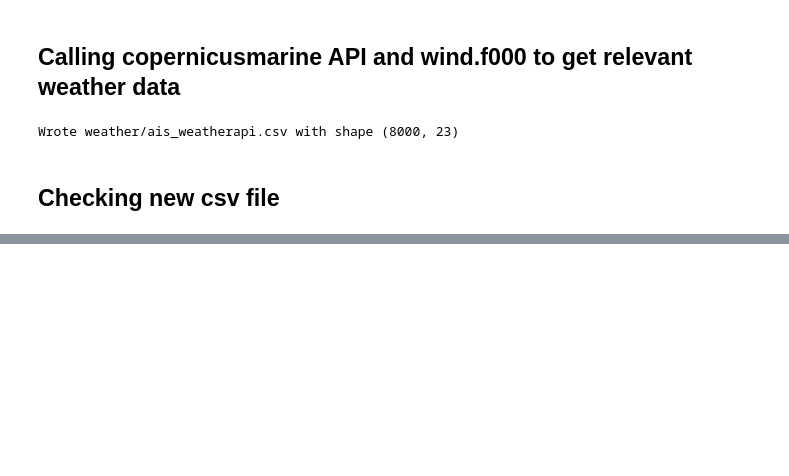
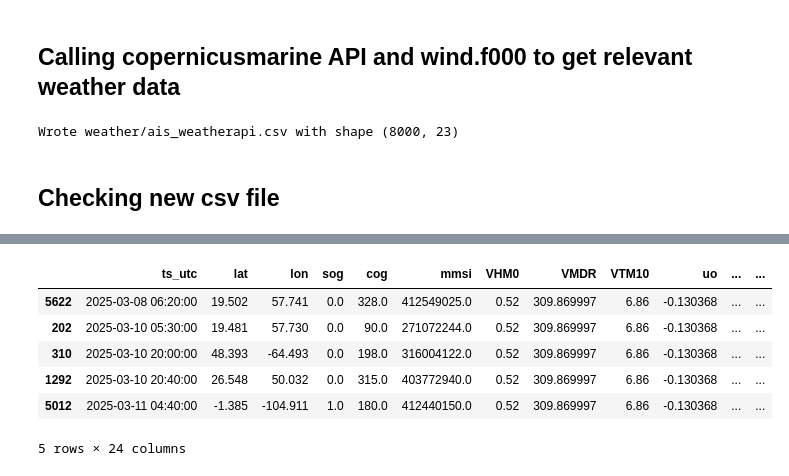
Before and after one commit to zuweii/datamining, a Jupyter notebook: weather.ipynb, the cells around one changed output, grey strips where cells are left out. Cells and saved outputs as stored; diff of their text form; code cells hidden in the pictures; blank space fills up the shorter version.

```diff
--- a/weather.ipynb
+++ b/weather.ipynb
@@ -312,0 +427,12 @@ df = df.sort_values(["ts_utc","lat","lon"]).drop_duplicates(subset=["ts_utc","la
+# %%
+#one-hot encoding
+df_clean_encoded = pd.get_dummies(df_clean, columns=["vessel_type", "sea_sector"], drop_first=True)
+df_clean_encoded.head()
+# %% [output]
+|  | ts_utc | lat | lon | sog | cog | mmsi | VHM0 | VMDR | VTM10 | uo | ... | ... |
+| 5622 | 2025-03-08 06:20:00 | 19.502 | 57.741 | 0.0 | 328.0 | 412549025.0 | 0.52 | 309.869997 | 6.86 | -0.130368 | ... | ... |
+| 202 | 2025-03-10 05:30:00 | 19.481 | 57.730 | 0.0 | 90.0 | 271072244.0 | 0.52 | 309.869997 | 6.86 | -0.130368 | ... | ... |
+| 310 | 2025-03-10 20:00:00 | 48.393 | -64.493 | 0.0 | 198.0 | 316004122.0 | 0.52 | 309.869997 | 6.86 | -0.130368 | ... | ... |
+| 1292 | 2025-03-10 20:40:00 | 26.548 | 50.032 | 0.0 | 315.0 | 403772940.0 | 0.52 | 309.869997 | 6.86 | -0.130368 | ... | ... |
+| 5012 | 2025-03-11 04:40:00 | -1.385 | -104.911 | 1.0 | 180.0 | 412440150.0 | 0.52 | 309.869997 | 6.86 | -0.130368 | ... | ... |
+5 rows × 24 columns
```
Also changed, not shown: parts of 8 cells of this notebook, 1 other file.
